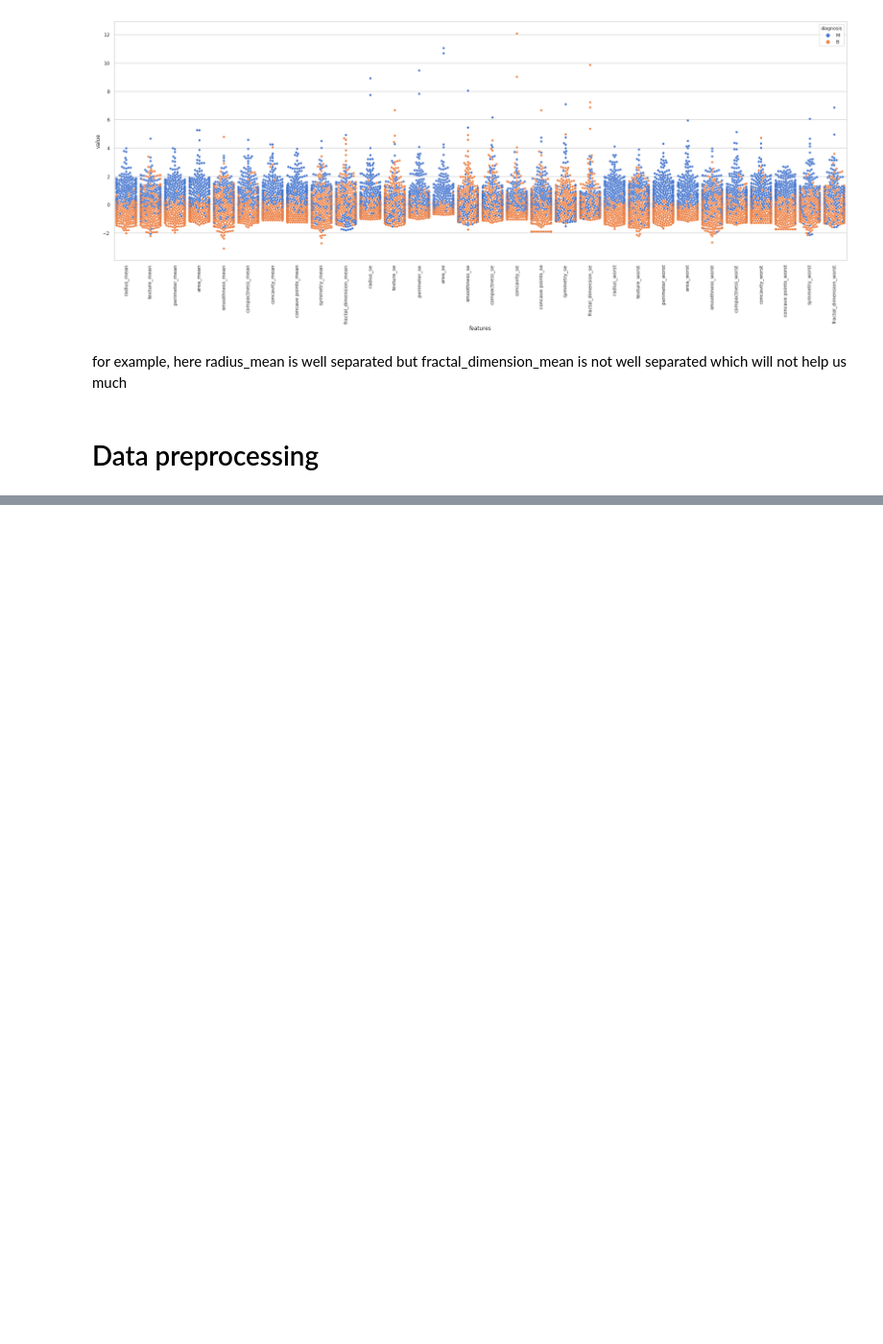
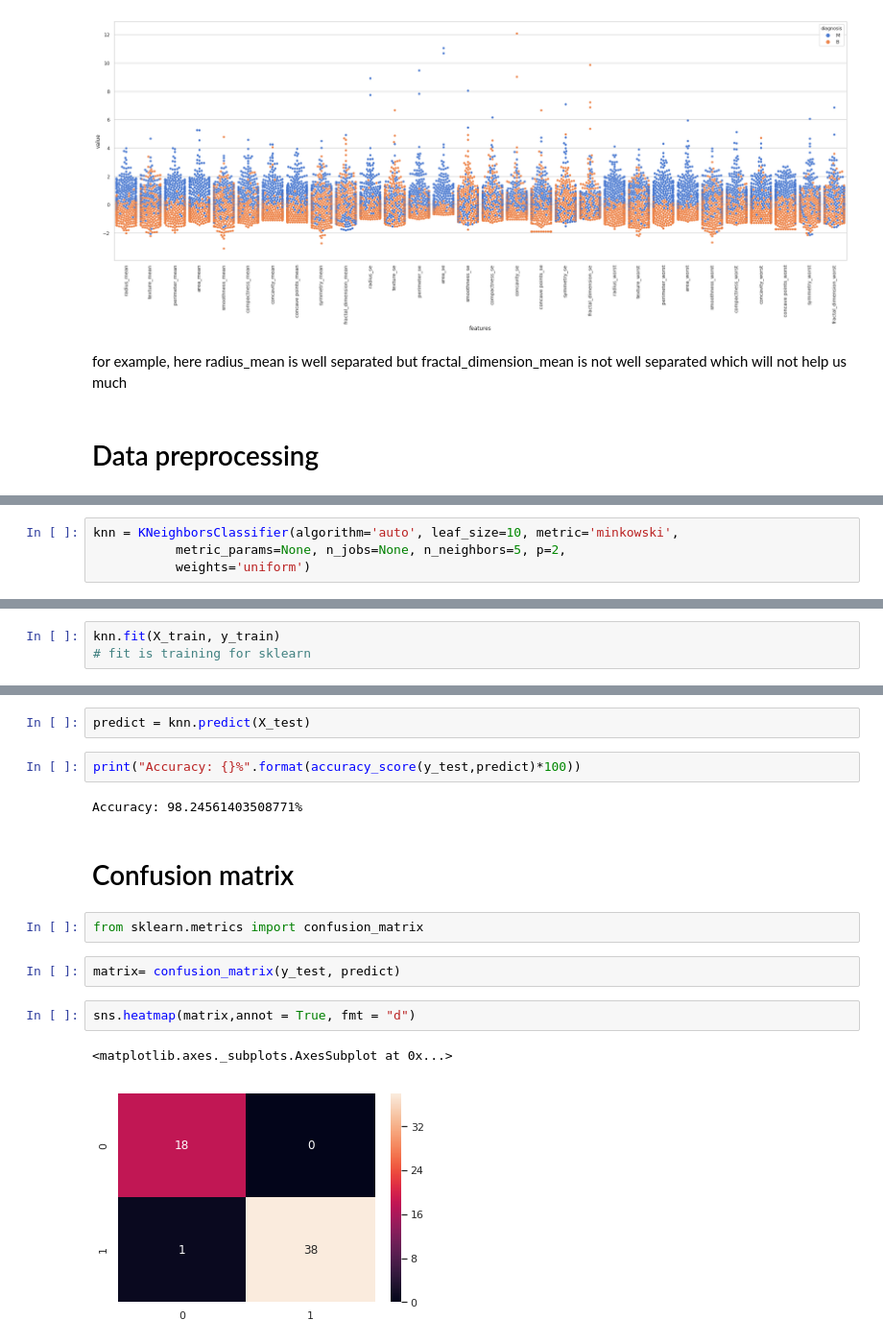
Before and after one commit to vishnu333/breast_cancer, a Jupyter notebook: Breast_cancer.ipynb, the cells around one changed output, grey strips where cells are left out. Shown at 96% size. Cells and saved outputs as stored; diff of their text form; blank space fills up the shorter version.

Commit message:
98% accuracy

```diff
--- a/Breast_cancer.ipynb
+++ b/Breast_cancer.ipynb
@@ -134,0 +308,4 @@ for example, here radius_mean is well separated but fractal_dimension_mean is no
+# %%
+knn = KNeighborsClassifier(algorithm='auto', leaf_size=10, metric='minkowski',
+           metric_params=None, n_jobs=None, n_neighbors=5, p=2,
+           weights='uniform')
@@ -134,0 +314,3 @@ for example, here radius_mean is well separated but fractal_dimension_mean is no
+# %%
+knn.fit(X_train, y_train)
+# fit is training for sklearn
@@ -134,0 +327,17 @@ for example, here radius_mean is well separated but fractal_dimension_mean is no
+# %%
+predict = knn.predict(X_test)
+# %%
+print("Accuracy: {}%".format(accuracy_score(y_test,predict)*100))
+# %% [output]
+Accuracy: 98.24561403508771%
+# %% [markdown]
+# Confusion matrix
+# %%
+from sklearn.metrics import confusion_matrix
+# %%
+matrix= confusion_matrix(y_test, predict)
+# %%
+sns.heatmap(matrix,annot = True, fmt = "d")
+# %% [output]
+<matplotlib.axes._subplots.AxesSubplot at 0x...>
+[figure, added]
```
Also changed, not shown: parts of 54 cells of this notebook.
